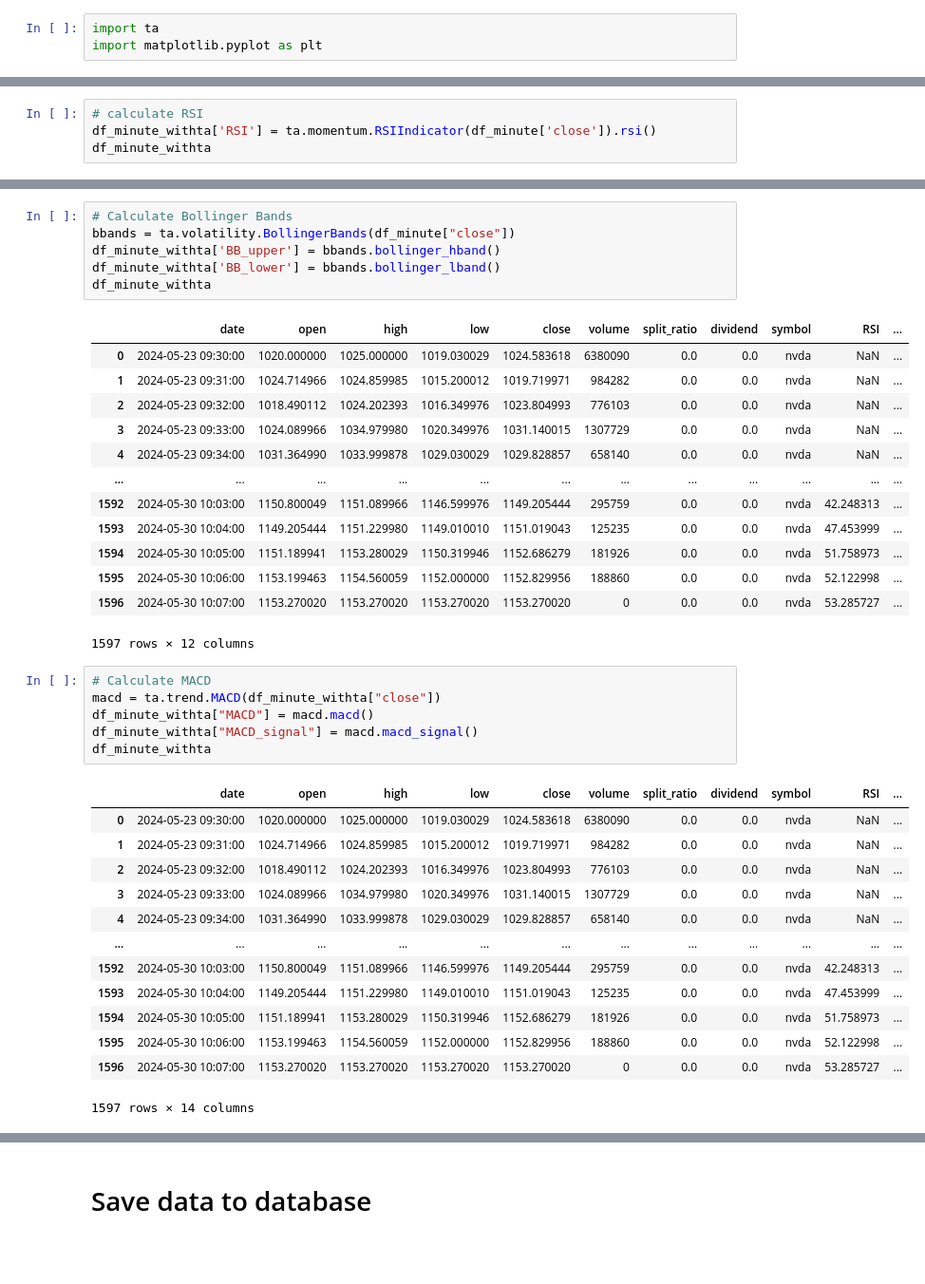
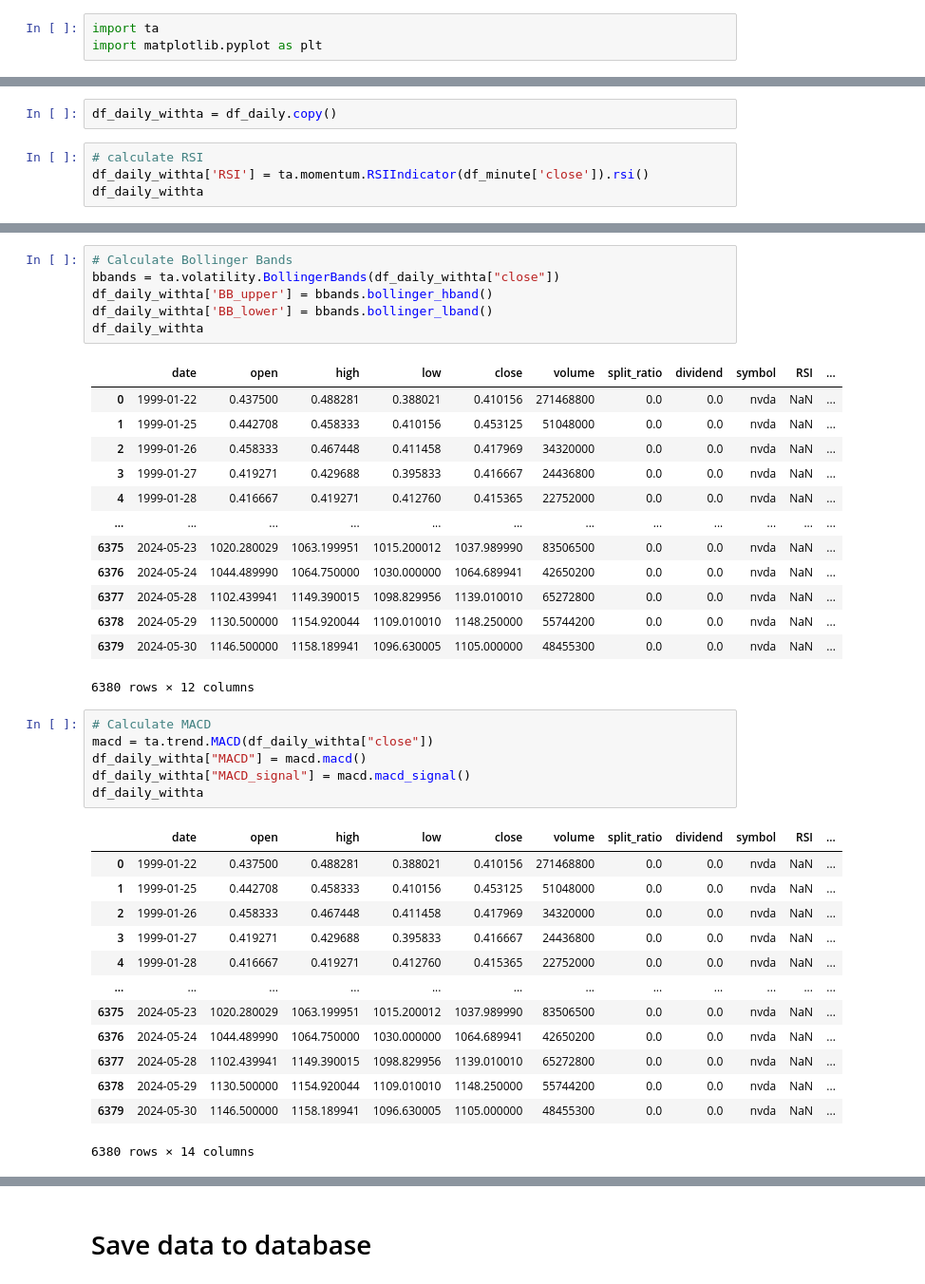
Before and after one commit to lxy000719/finance, a Jupyter notebook: stock.ipynb, the cells around one changed output, grey strips where cells are left out. Shown at 95% size. Cells and saved outputs as stored; diff of their text form; blank space fills up the shorter version.

```diff
--- a/stock.ipynb
+++ b/stock.ipynb
@@ -278,6 +291,8 @@ df_minute_withta = df_minute.copy()
+# %%
+df_daily_withta = df_daily.copy()
 # %%
 # calculate RSI
-df_minute_withta['RSI'] = ta.momentum.RSIIndicator(df_minute['close']).rsi()
-df_minute_withta
+df_daily_withta['RSI'] = ta.momentum.RSIIndicator(df_minute['close']).rsi()
+df_daily_withta
 # %% [output]
 |  | date | open | high | low | close | volume | split_ratio | dividend | symbol | RSI |
@@ -296,43 +311,43 @@ df_minute_withta
 # %%
 # Calculate Bollinger Bands
-bbands = ta.volatility.BollingerBands(df_minute["close"])
-df_minute_withta['BB_upper'] = bbands.bollinger_hband()
-df_minute_withta['BB_lower'] = bbands.bollinger_lband()
-df_minute_withta
+bbands = ta.volatility.BollingerBands(df_daily_withta["close"])
+df_daily_withta['BB_upper'] = bbands.bollinger_hband()
+df_daily_withta['BB_lower'] = bbands.bollinger_lband()
+df_daily_withta
 # %% [output]
 |  | date | open | high | low | close | volume | split_ratio | dividend | symbol | RSI | ... |
-| 0 | 2024-05-23 09:30:00 | 1020.000000 | 1025.000000 | 1019.030029 | 1024.583618 | 6380090 | 0.0 | 0.0 | nvda | NaN | ... |
-| 1 | 2024-05-23 09:31:00 | 1024.714966 | 1024.859985 | 1015.200012 | 1019.719971 | 984282 | 0.0 | 0.0 | nvda | NaN | ... |
-| 2 | 2024-05-23 09:32:00 | 1018.490112 | 1024.202393 | 1016.349976 | 1023.804993 | 776103 | 0.0 | 0.0 | nvda | NaN | ... |
-| 3 | 2024-05-23 09:33:00 | 1024.089966 | 1034.979980 | 1020.349976 | 1031.140015 | 1307729 | 0.0 | 0.0 | nvda | NaN | ... |
-| 4 | 2024-05-23 09:34:00 | 1031.364990 | 1033.999878 | 1029.030029 | 1029.828857 | 658140 | 0.0 | 0.0 | nvda | NaN | ... |
+| 0 | 1999-01-22 | 0.437500 | 0.488281 | 0.388021 | 0.410156 | 271468800 | 0.0 | 0.0 | nvda | NaN | ... |
+| 1 | 1999-01-25 | 0.442708 | 0.458333 | 0.410156 | 0.453125 | 51048000 | 0.0 | 0.0 | nvda | NaN | ... |
+| 2 | 1999-01-26 | 0.458333 | 0.467448 | 0.411458 | 0.417969 | 34320000 | 0.0 | 0.0 | nvda | NaN | ... |
+| 3 | 1999-01-27 | 0.419271 | 0.429688 | 0.395833 | 0.416667 | 24436800 | 0.0 | 0.0 | nvda | NaN | ... |
+| 4 | 1999-01-28 | 0.416667 | 0.419271 | 0.412760 | 0.415365 | 22752000 | 0.0 | 0.0 | nvda | NaN | ... |
 | ... | ... | ... | ... | ... | ... | ... | ... | ... | ... | ... | ... |
-| 1592 | 2024-05-30 10:03:00 | 1150.800049 | 1151.089966 | 1146.599976 | 1149.205444 | 295759 | 0.0 | 0.0 | nvda | 42.248313 | ... |
-| 1593 | 2024-05-30 10:04:00 | 1149.205444 | 1151.229980 | 1149.010010 | 1151.019043 | 125235 | 0.0 | 0.0 | nvda | 47.453999 | ... |
-| 1594 | 2024-05-30 10:05:00 | 1151.189941 | 1153.280029 | 1150.319946 | 1152.686279 | 181926 | 0.0 | 0.0 | nvda | 51.758973 | ... |
-| 1595 | 2024-05-30 10:06:00 | 1153.199463 | 1154.560059 | 1152.000000 | 1152.829956 | 188860 | 0.0 | 0.0 | nvda | 52.122998 | ... |
-| 1596 | 2024-05-30 10:07:00 | 1153.270020 | 1153.270020 | 1153.270020 | 1153.270020 | 0 | 0.0 | 0.0 | nvda | 53.285727 | ... |
+| 6375 | 2024-05-23 | 1020.280029 | 1063.199951 | 1015.200012 | 1037.989990 | 83506500 | 0.0 | 0.0 | nvda | NaN | ... |
+| 6376 | 2024-05-24 | 1044.489990 | 1064.750000 | 1030.000000 | 1064.689941 | 42650200 | 0.0 | 0.0 | nvda | NaN | ... |
+| 6377 | 2024-05-28 | 1102.439941 | 1149.390015 | 1098.829956 | 1139.010010 | 65272800 | 0.0 | 0.0 | nvda | NaN | ... |
+| 6378 | 2024-05-29 | 1130.500000 | 1154.920044 | 1109.010010 | 1148.250000 | 55744200 | 0.0 | 0.0 | nvda | NaN | ... |
+| 6379 | 2024-05-30 | 1146.500000 | 1158.189941 | 1096.630005 | 1105.000000 | 48455300 | 0.0 | 0.0 | nvda | NaN | ... |
-1597 rows × 12 columns
+6380 rows × 12 columns
 # %%
 # Calculate MACD
-macd = ta.trend.MACD(df_minute_withta["close"])
-df_minute_withta["MACD"] = macd.macd()
-df_minute_withta["MACD_signal"] = macd.macd_signal()
-df_minute_withta
+macd = ta.trend.MACD(df_daily_withta["close"])
+df_daily_withta["MACD"] = macd.macd()
+df_daily_withta["MACD_signal"] = macd.macd_signal()
+df_daily_withta
 # %% [output]
 |  | date | open | high | low | close | volume | split_ratio | dividend | symbol | RSI | ... |
-| 0 | 2024-05-23 09:30:00 | 1020.000000 | 1025.000000 | 1019.030029 | 1024.583618 | 6380090 | 0.0 | 0.0 | nvda | NaN | ... |
-| 1 | 2024-05-23 09:31:00 | 1024.714966 | 1024.859985 | 1015.200012 | 1019.719971 | 984282 | 0.0 | 0.0 | nvda | NaN | ... |
-| 2 | 2024-05-23 09:32:00 | 1018.490112 | 1024.202393 | 1016.349976 | 1023.804993 | 776103 | 0.0 | 0.0 | nvda | NaN | ... |
-| 3 | 2024-05-23 09:33:00 | 1024.089966 | 1034.979980 | 1020.349976 | 1031.140015 | 1307729 | 0.0 | 0.0 | nvda | NaN | ... |
-| 4 | 2024-05-23 09:34:00 | 1031.364990 | 1033.999878 | 1029.030029 | 1029.828857 | 658140 | 0.0 | 0.0 | nvda | NaN | ... |
+| 0 | 1999-01-22 | 0.437500 | 0.488281 | 0.388021 | 0.410156 | 271468800 | 0.0 | 0.0 | nvda | NaN | ... |
+| 1 | 1999-01-25 | 0.442708 | 0.458333 | 0.410156 | 0.453125 | 51048000 | 0.0 | 0.0 | nvda | NaN | ... |
+| 2 | 1999-01-26 | 0.458333 | 0.467448 | 0.411458 | 0.417969 | 34320000 | 0.0 | 0.0 | nvda | NaN | ... |
+| 3 | 1999-01-27 | 0.419271 | 0.429688 | 0.395833 | 0.416667 | 24436800 | 0.0 | 0.0 | nvda | NaN | ... |
+| 4 | 1999-01-28 | 0.416667 | 0.419271 | 0.412760 | 0.415365 | 22752000 | 0.0 | 0.0 | nvda | NaN | ... |
 | ... | ... | ... | ... | ... | ... | ... | ... | ... | ... | ... | ... |
-| 1592 | 2024-05-30 10:03:00 | 1150.800049 | 1151.089966 | 1146.599976 | 1149.205444 | 295759 | 0.0 | 0.0 | nvda | 42.248313 | ... |
-| 1593 | 2024-05-30 10:04:00 | 1149.205444 | 1151.229980 | 1149.010010 | 1151.019043 | 125235 | 0.0 | 0.0 | nvda | 47.453999 | ... |
-| 1594 | 2024-05-30 10:05:00 | 1151.189941 | 1153.280029 | 1150.319946 | 1152.686279 | 181926 | 0.0 | 0.0 | nvda | 51.758973 | ... |
-| 1595 | 2024-05-30 10:06:00 | 1153.199463 | 1154.560059 | 1152.000000 | 1152.829956 | 188860 | 0.0 | 0.0 | nvda | 52.122998 | ... |
-| 1596 | 2024-05-30 10:07:00 | 1153.270020 | 1153.270020 | 1153.270020 | 1153.270020 | 0 | 0.0 | 0.0 | nvda | 53.285727 | ... |
+| 6375 | 2024-05-23 | 1020.280029 | 1063.199951 | 1015.200012 | 1037.989990 | 83506500 | 0.0 | 0.0 | nvda | NaN | ... |
+| 6376 | 2024-05-24 | 1044.489990 | 1064.750000 | 1030.000000 | 1064.689941 | 42650200 | 0.0 | 0.0 | nvda | NaN | ... |
+| 6377 | 2024-05-28 | 1102.439941 | 1149.390015 | 1098.829956 | 1139.010010 | 65272800 | 0.0 | 0.0 | nvda | NaN | ... |
+| 6378 | 2024-05-29 | 1130.500000 | 1154.920044 | 1109.010010 | 1148.250000 | 55744200 | 0.0 | 0.0 | nvda | NaN | ... |
+| 6379 | 2024-05-30 | 1146.500000 | 1158.189941 | 1096.630005 | 1105.000000 | 48455300 | 0.0 | 0.0 | nvda | NaN | ... |
-1597 rows × 14 columns
+6380 rows × 14 columns
 # %%
 # Create subplots for each indicator
 fig, axes = plt.subplots(4, 1, figsize=(10, 15), sharex=True)
```
Also changed, not shown: parts of 13 cells of this notebook, 1 other file.
